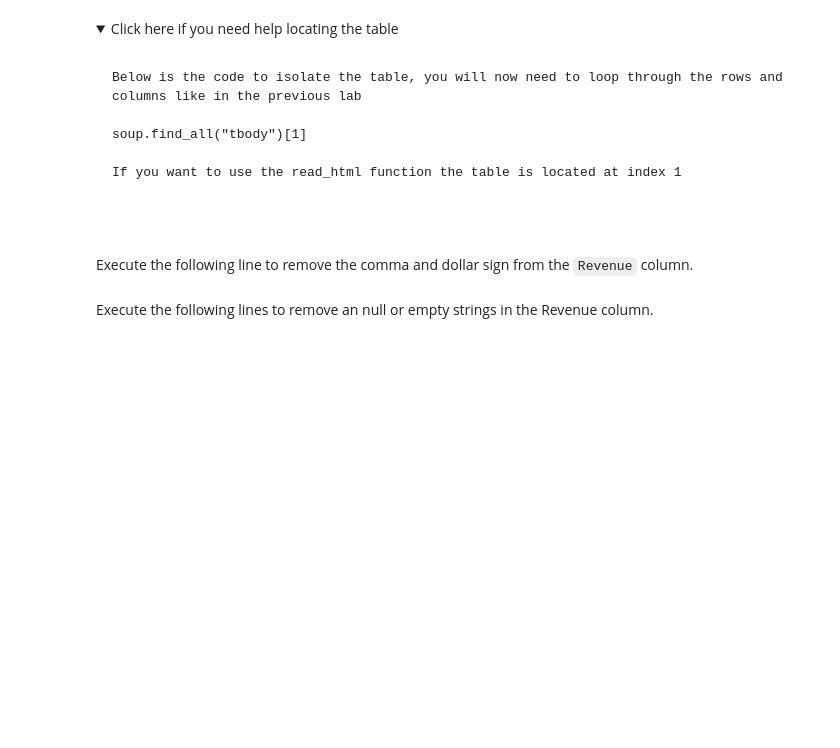
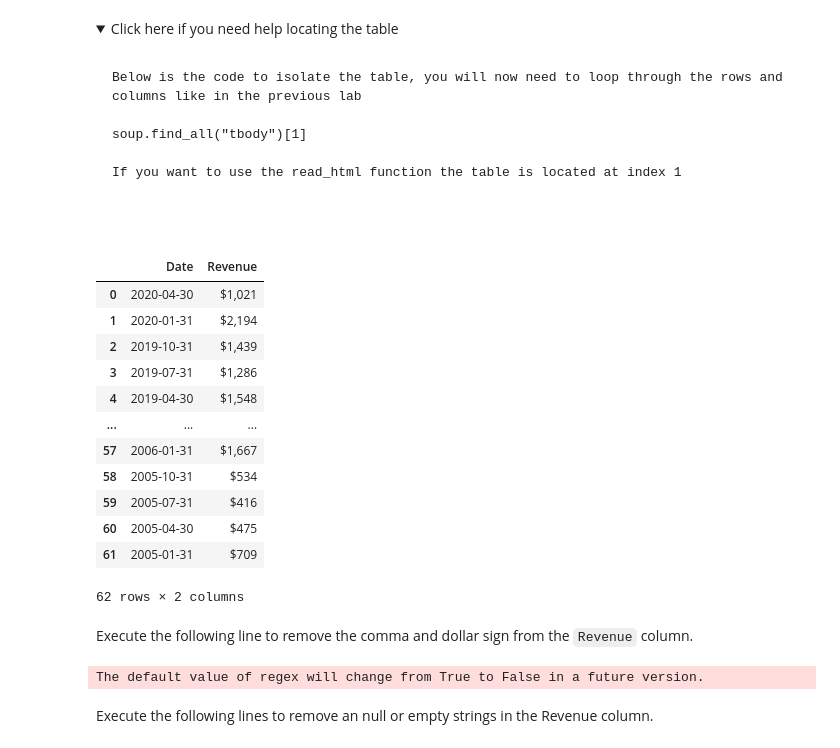
Before and after one commit to GottJagger/ProyectoFinancieroTendencia, a Jupyter notebook: Final Assignment.ipynb, the cells around one changed output. Cells and saved outputs as stored; diff of their text form; code cells hidden in the pictures; folded sections open; blank space fills up the shorter version.

````diff
--- a/Final Assignment.ipynb
+++ b/Final Assignment.ipynb
@@ -63,8 +85,13 @@ Using the ticker object and the function `history` extract stock information and
 ## Question 2: Use Webscraping to Extract Tesla Revenue Data
 # %% [markdown]
 Use the `requests` library to download the webpage [https://www.macrotrends.net/stocks/charts/TSLA/tesla/revenue](https://www.macrotrends.net/stocks/charts/TSLA/tesla/revenue?utm_medium=Exinfluencer&utm_source=Exinfluencer&utm_content=000026UJ&utm_term=10006555&utm_id=NA-SkillsNetwork-Channel-SkillsNetworkCoursesIBMDeveloperSkillsNetworkPY0220ENSkillsNetwork23455606-2021-01-01). Save the text of the response as a variable named `html_data`.
+# %%
+url= "https://www.macrotrends.net/stocks/charts/TSLA/tesla/revenue"
+html_data = requests.get(url).text
 # %% [markdown]
 Parse the html data using `beautiful_soup`.
+# %%
+soup = BeautifulSoup(html_data,"html.parser")
 # %% [markdown]
 Using `BeautifulSoup` or the `read_html` function extract the table with `Tesla Quarterly Revenue` and store it into a dataframe named `tesla_revenue`. The dataframe should have columns `Date` and `Revenue`.
 # %% [markdown]
@@ -82,10 +109,32 @@ If you want to use the read_html function the table is located at index 1
 ```
 
 </details>
+# %%
+read_html=pd.read_html(str(soup))
+tesla_revenue = read_html[1]
+
+tesla_revenue.columns=['Date','Revenue']
+tesla_revenue
+# %% [output]
+|  | Date | Revenue |
+| 0 | 2020-04-30 | $1,021 |
+| 1 | 2020-01-31 | $2,194 |
+| 2 | 2019-10-31 | $1,439 |
+| 3 | 2019-07-31 | $1,286 |
+| 4 | 2019-04-30 | $1,548 |
+| ... | ... | ... |
+| 57 | 2006-01-31 | $1,667 |
+| 58 | 2005-10-31 | $534 |
+| 59 | 2005-07-31 | $416 |
+| 60 | 2005-04-30 | $475 |
+| 61 | 2005-01-31 | $709 |
+62 rows × 2 columns
 # %% [markdown]
 Execute the following line to remove the comma and dollar sign from the `Revenue` column.
 # %%
 tesla_revenue["Revenue"] = tesla_revenue['Revenue'].str.replace(',|\$',"")
+# %% [output]
+The default value of regex will change from True to False in a future version.
 # %% [markdown]
 Execute the following lines to remove an null or empty strings in the Revenue column.
 # %%
````
Also changed, not shown: parts of 13 cells of this notebook.
